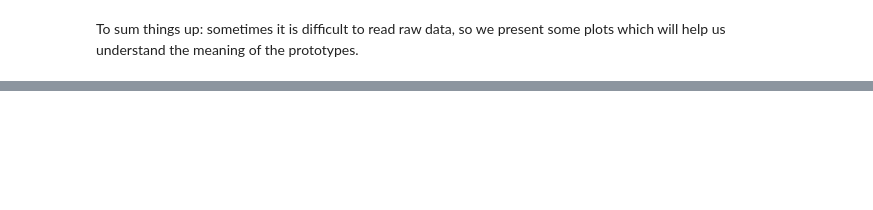
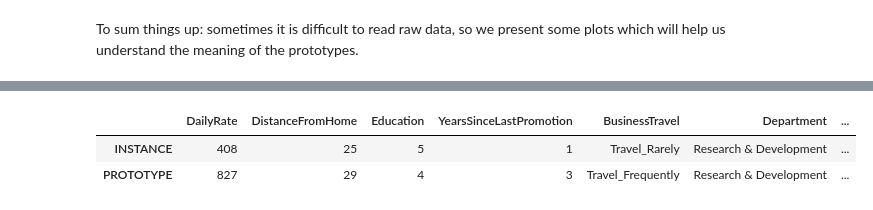
Before and after one commit to chihab4real/Explanation-Comparisons, a Jupyter notebook: mainWithPrototypes.ipynb, the cells around one changed output, grey strips where cells are left out. Cells and saved outputs as stored; diff of their text form; code cells hidden in the pictures; blank space fills up the shorter version.

```diff
--- a/mainWithPrototypes.ipynb
+++ b/mainWithPrototypes.ipynb
@@ -690,0 +745,15 @@ Name: 51, dtype: int64
+# %%
+# classified for class 1
+# 0.06 similarity
+X = X_balanced_df.iloc[[300]].copy()
+# X['Class'] = y_0
+daily_rate_to_match = best_prototype['DailyRate']
+matching_index = prototypes_df[prototypes_df['DailyRate'] == daily_rate_to_match].index[0]
+prototypes_df_cleaned = prototypes_df.iloc[[matching_index]].drop(columns=['Class', 'AgeClass'])
+combined_df = pd.concat([X, prototypes_df_cleaned], axis=0)
+combined_df.index = ['INSTANCE', 'PROTOTYPE']
+combined_df
+# %% [output]
+|  | DailyRate | DistanceFromHome | Education | YearsSinceLastPromotion | BusinessTravel | Department | ... |
+| INSTANCE | 408 | 25 | 5 | 1 | Travel_Rarely | Research & Development | ... |
+| PROTOTYPE | 827 | 29 | 4 | 3 | Travel_Frequently | Research & Development | ... |
```
Also changed, not shown: parts of 26 cells of this notebook.
